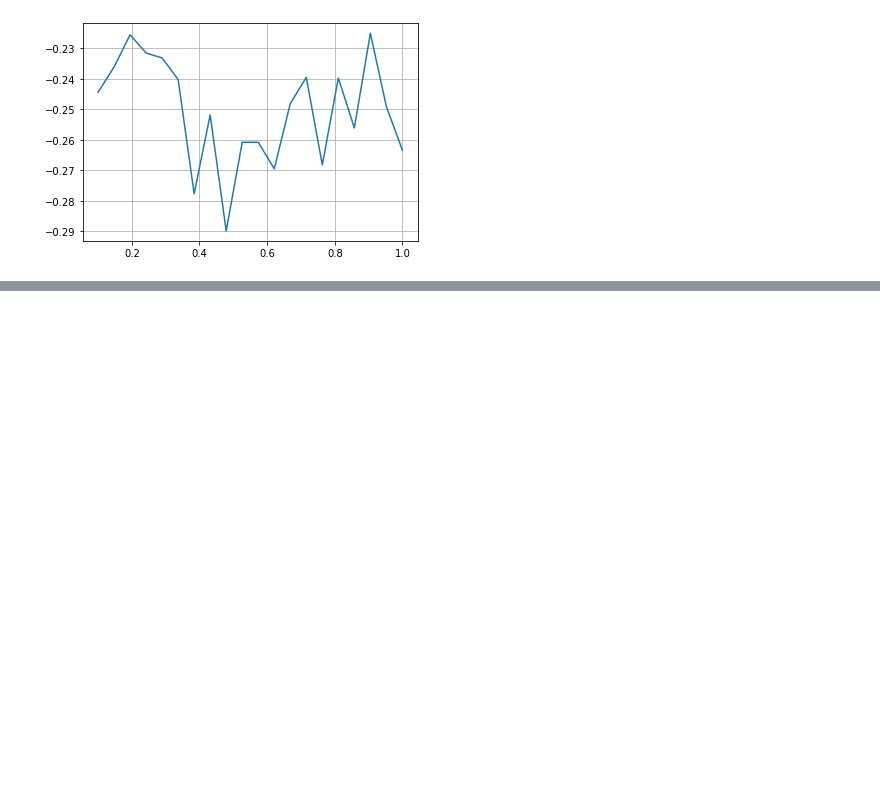
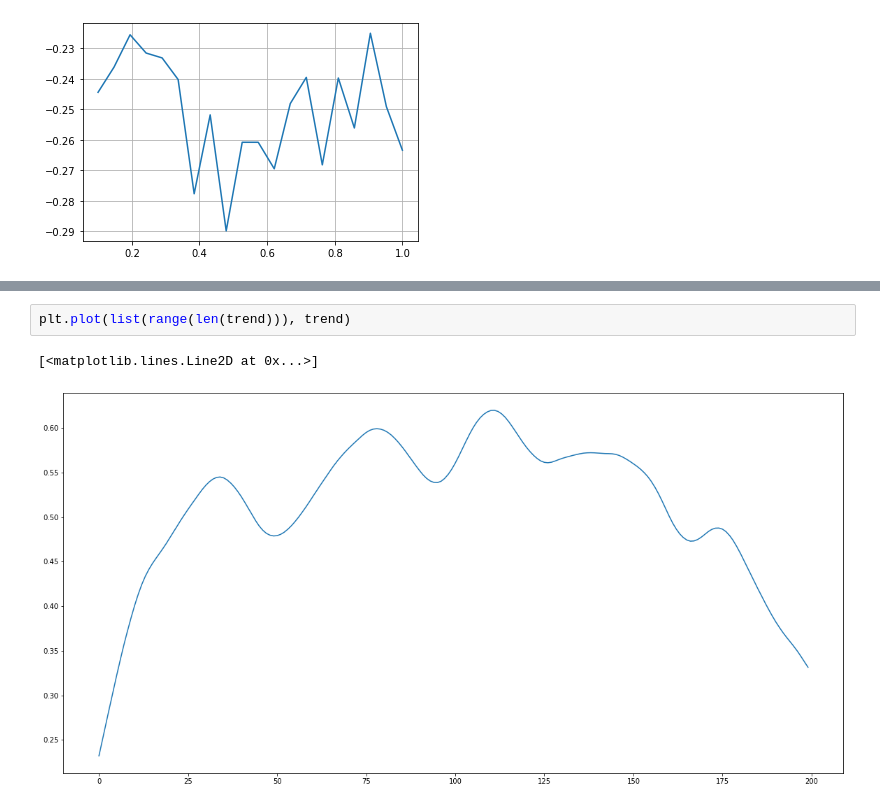
Before and after one commit to KernelA/made-rl-1, a Jupyter notebook: solution.ipynb, the cells around one changed output, grey strips where cells are left out. Drawn from its saved outputs; the diff is of its cells as text; blank space fills up the shorter version.

```diff
--- a/solution.ipynb
+++ b/solution.ipynb
@@ -158,0 +91,5 @@ plt.grid(True)
+# %%
+plt.plot(list(range(len(trend))), trend)
+# %% [output]
+[<matplotlib.lines.Line2D at 0x...>]
+[figure, added]
```
Also changed, not shown: parts of 21 cells of this notebook, 4 other files.
